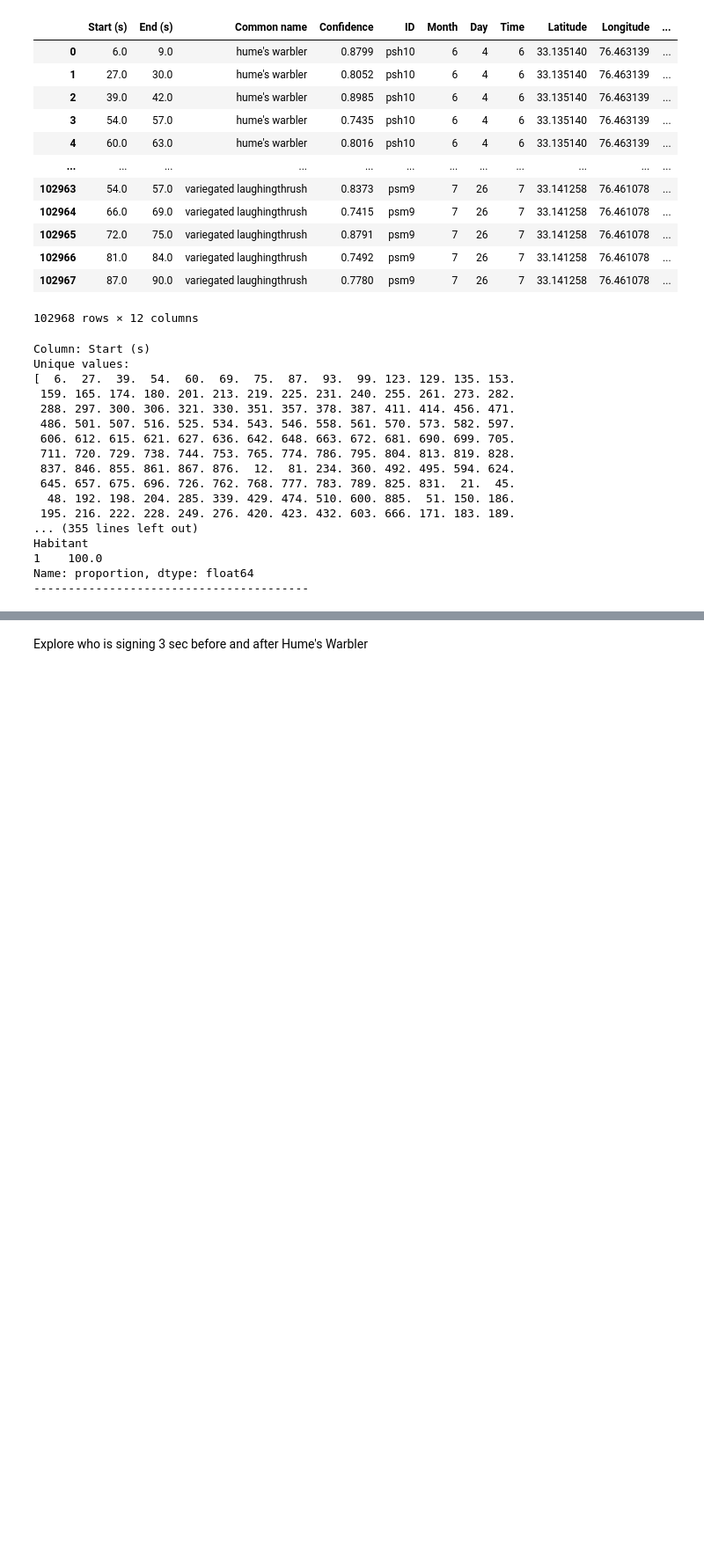
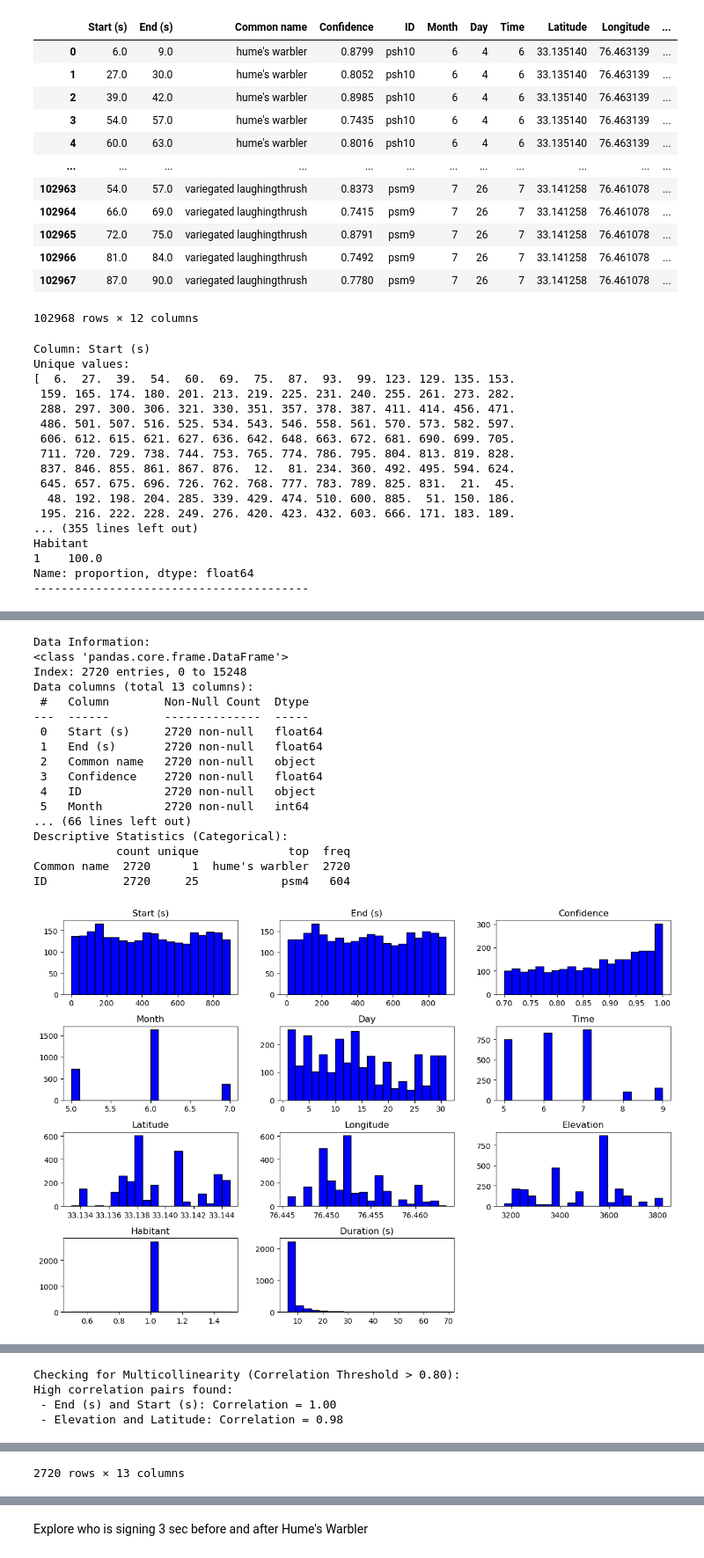
Before and after one commit to andreihushcha/bird_audio_2025, a Jupyter notebook: EDA_20250318.ipynb, the cells around one changed output, grey strips where cells are left out. Shown at 88% size. Cells and saved outputs as stored; diff of their text form; code cells hidden in the pictures; blank space fills up the shorter version.

```diff
--- a/EDA_20250318.ipynb
+++ b/EDA_20250318.ipynb
@@ -560,0 +688,23 @@ Name: proportion, dtype: float64
+# %%
+df_song_hume = df_song[df_song['Common name'] == "hume's warbler"]
+# %%
+visual_data(df_song_hume)
+# %% [output]
+Data Information:
+<class 'pandas.core.frame.DataFrame'>
+Index: 2720 entries, 0 to 15248
+Data columns (total 13 columns):
+ #   Column        Non-Null Count  Dtype
+---  ------        --------------  -----
+ 0   Start (s)     2720 non-null   float64
+ 1   End (s)       2720 non-null   float64
+ 2   Common name   2720 non-null   object
+ 3   Confidence    2720 non-null   float64
+ 4   ID            2720 non-null   object
+ 5   Month         2720 non-null   int64
+... (66 lines left out)
+Descriptive Statistics (Categorical):
+            count unique             top  freq
+Common name  2720      1  hume's warbler  2720
+ID           2720     25            psm4   604
+[figure, added]
@@ -560,0 +712,4 @@ Name: proportion, dtype: float64
+Checking for Multicollinearity (Correlation Threshold > 0.80):
+High correlation pairs found:
+ - End (s) and Start (s): Correlation = 1.00
+ - Elevation and Latitude: Correlation = 0.98
@@ -560,0 +728 @@ Name: proportion, dtype: float64
+2720 rows × 13 columns
```
Also changed, not shown: parts of 29 cells of this notebook, 1 other file.
